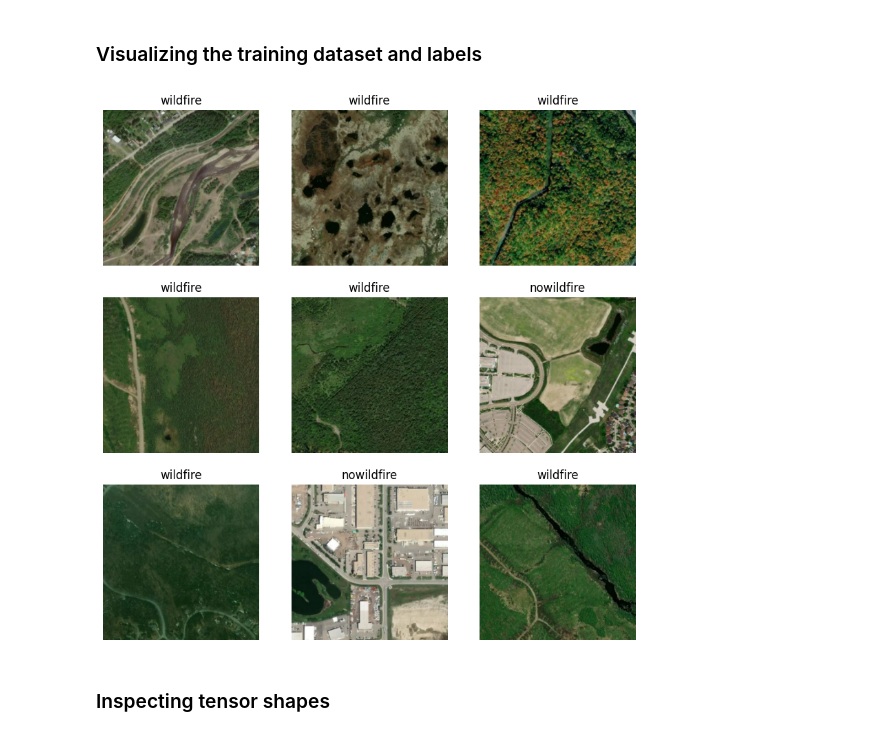
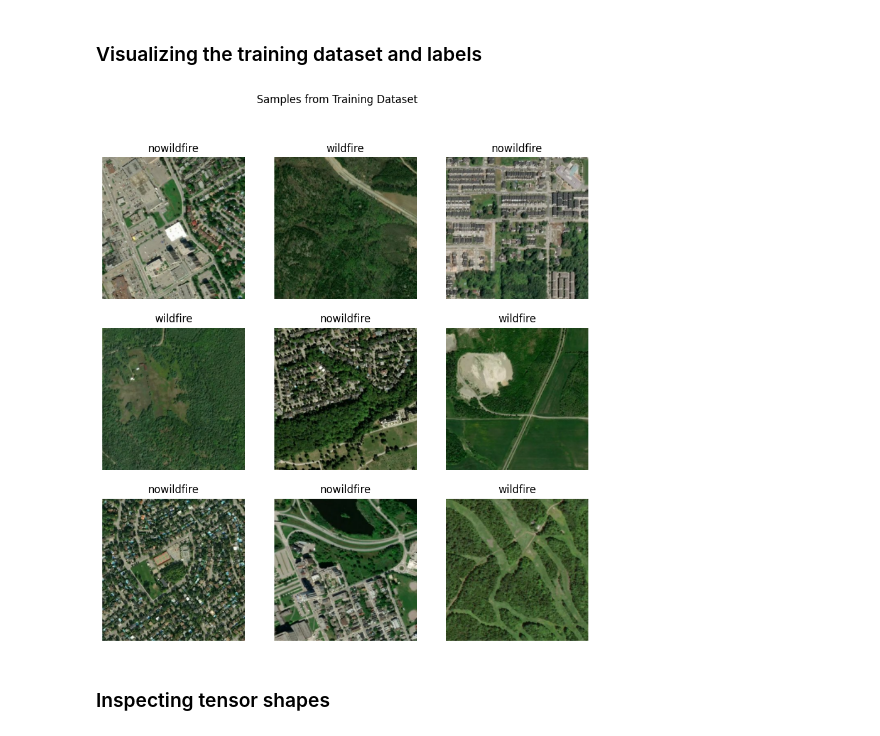
Before and after one commit to khushikhan0/ds4420_project, a Jupyter notebook: src/cnn.ipynb, the cells around one changed output. Drawn from its saved outputs; the diff is of its cells as text; code cells hidden in the pictures.

```diff
--- a/src/cnn.ipynb
+++ b/src/cnn.ipynb
@@ -47,14 +82,15 @@ print(class_names)
 # %%
 plt.figure(figsize=(10, 10))
 for images, labels in train_dataset.take(1):
     for i in range(9):
         ax = plt.subplot(3, 3, i + 1)
         plt.imshow(images[i].numpy().astype("uint8"))
         plt.title(class_names[labels[i]])
         plt.axis("off")
+    plt.suptitle("Samples from Training Dataset")
     plt.show()
 # %% [output]
-[figure, old version]
+[figure, new version]
 # %% [markdown]
 ### Inspecting tensor shapes
 # %%
```
Also changed, not shown: parts of 9 cells of this notebook, 2 other files.
